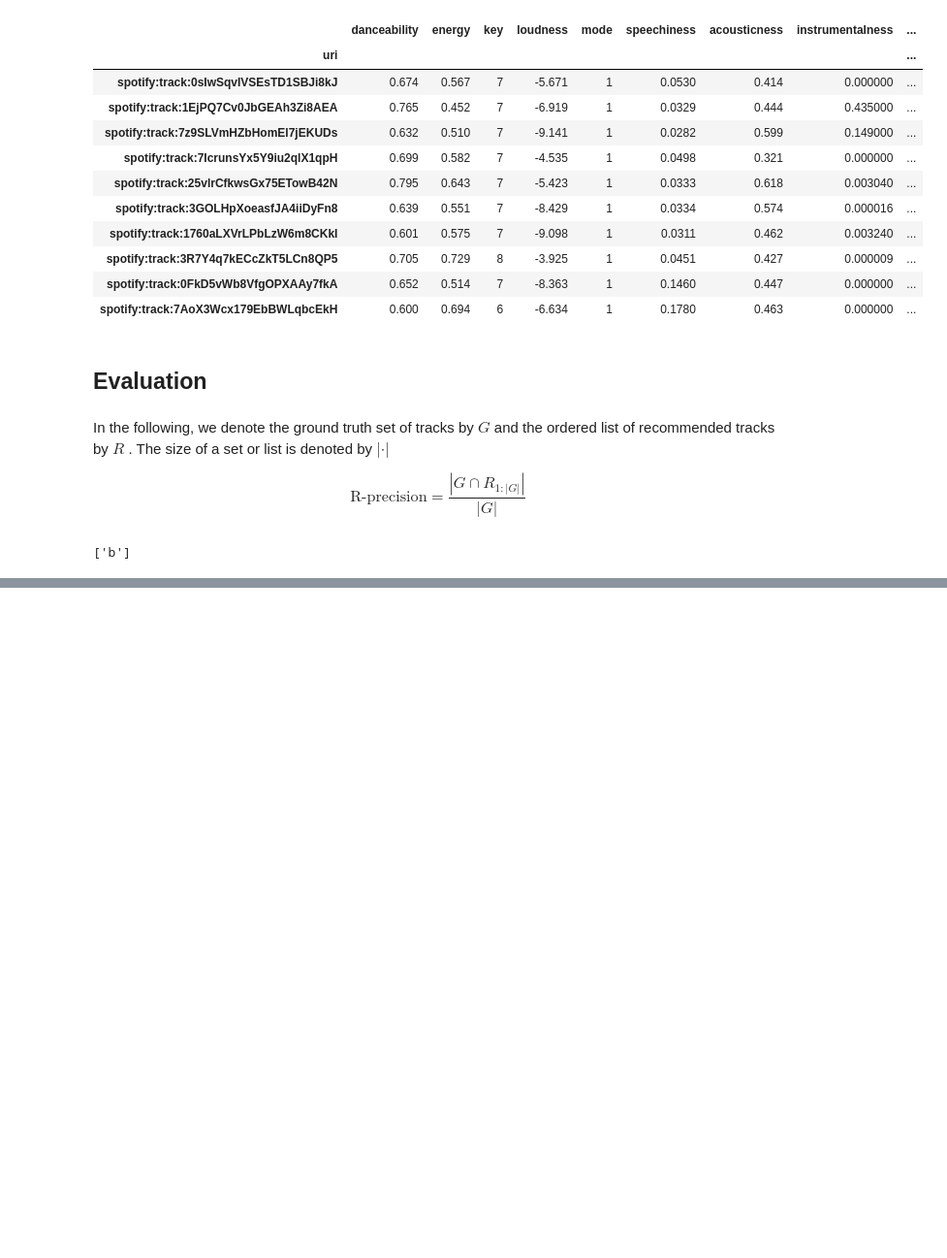
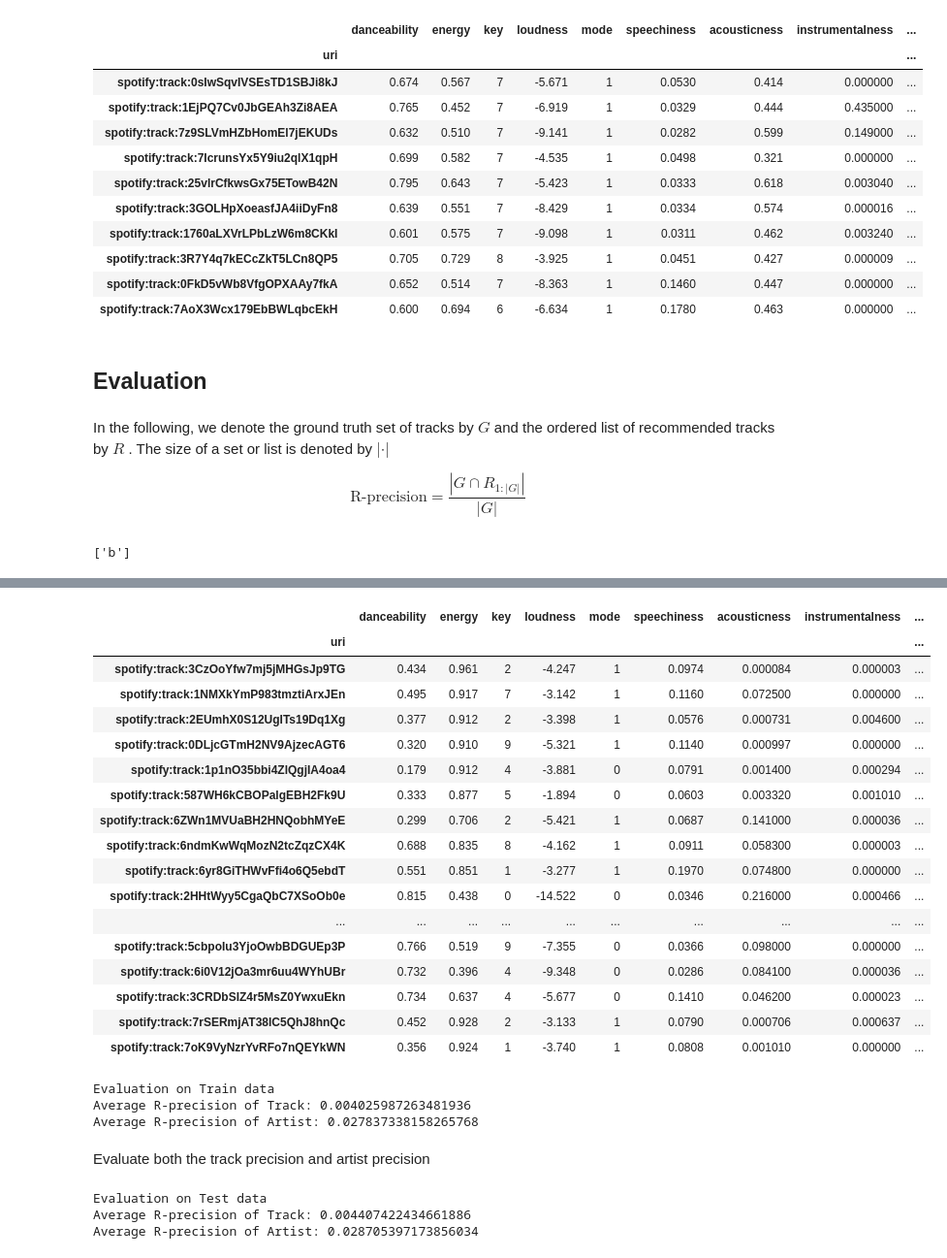
Before and after one commit to bobmst/DSCI631-project-spotify-recommendation, a Jupyter notebook: models/content-based.ipynb, the cells around one changed output, grey strips where cells are left out. Shown: that part at 97% size. Cells and saved outputs as stored; diff of their text form; code cells hidden in the pictures; blank space fills up the shorter version.

Commit message:
update evaluation

```diff
--- a/models/content-based.ipynb
+++ b/models/content-based.ipynb
@@ -295,0 +331,21 @@ def r_precision(G,R):
+# %%
+df_track_info_with_artist_album.loc[df_playlists_test.loc[6252,'tracks'],:]
+# %% [output]
+|  | danceability | energy | key | loudness | mode | speechiness | acousticness | instrumentalness | ... |
+| uri |  |  |  |  |  |  |  |  | ... |
+| spotify:track:3CzOoYfw7mj5jMHGsJp9TG | 0.434 | 0.961 | 2 | -4.247 | 1 | 0.0974 | 0.000084 | 0.000003 | ... |
+| spotify:track:1NMXkYmP983tmztiArxJEn | 0.495 | 0.917 | 7 | -3.142 | 1 | 0.1160 | 0.072500 | 0.000000 | ... |
+| spotify:track:2EUmhX0S12UgITs19Dq1Xg | 0.377 | 0.912 | 2 | -3.398 | 1 | 0.0576 | 0.000731 | 0.004600 | ... |
+| spotify:track:0DLjcGTmH2NV9AjzecAGT6 | 0.320 | 0.910 | 9 | -5.321 | 1 | 0.1140 | 0.000997 | 0.000000 | ... |
+| spotify:track:1p1nO35bbi4ZlQgjIA4oa4 | 0.179 | 0.912 | 4 | -3.881 | 0 | 0.0791 | 0.001400 | 0.000294 | ... |
+| spotify:track:587WH6kCBOPalgEBH2Fk9U | 0.333 | 0.877 | 5 | -1.894 | 0 | 0.0603 | 0.003320 | 0.001010 | ... |
+| spotify:track:6ZWn1MVUaBH2HNQobhMYeE | 0.299 | 0.706 | 2 | -5.421 | 1 | 0.0687 | 0.141000 | 0.000036 | ... |
+| spotify:track:6ndmKwWqMozN2tcZqzCX4K | 0.688 | 0.835 | 8 | -4.162 | 1 | 0.0911 | 0.058300 | 0.000003 | ... |
+| spotify:track:6yr8GiTHWvFfi4o6Q5ebdT | 0.551 | 0.851 | 1 | -3.277 | 1 | 0.1970 | 0.074800 | 0.000000 | ... |
+| spotify:track:2HHtWyy5CgaQbC7XSoOb0e | 0.815 | 0.438 | 0 | -14.522 | 0 | 0.0346 | 0.216000 | 0.000466 | ... |
+| ... | ... | ... | ... | ... | ... | ... | ... | ... | ... |
+| spotify:track:5cbpoIu3YjoOwbBDGUEp3P | 0.766 | 0.519 | 9 | -7.355 | 0 | 0.0366 | 0.098000 | 0.000000 | ... |
+| spotify:track:6i0V12jOa3mr6uu4WYhUBr | 0.732 | 0.396 | 4 | -9.348 | 0 | 0.0286 | 0.084100 | 0.000036 | ... |
+| spotify:track:3CRDbSIZ4r5MsZ0YwxuEkn | 0.734 | 0.637 | 4 | -5.677 | 0 | 0.1410 | 0.046200 | 0.000023 | ... |
+| spotify:track:7rSERmjAT38lC5QhJ8hnQc | 0.452 | 0.928 | 2 | -3.133 | 1 | 0.0790 | 0.000706 | 0.000637 | ... |
+| spotify:track:7oK9VyNzrYvRFo7nQEYkWN | 0.356 | 0.924 | 1 | -3.740 | 1 | 0.0808 | 0.001010 | 0.000000 | ... |
@@ -295,0 +369,10 @@ def r_precision(G,R):
+# %%
+print("Evaluation on Train data")
+print("Average R-precision of Track:",np.average(r_precision_track_train))
+print("Average R-precision of Artist:",np.average(r_precision_artist_train))
+# %% [output]
+Evaluation on Train data
+Average R-precision of Track: 0.004025987263481936
+Average R-precision of Artist: 0.027837338158265768
+# %% [markdown]
+Evaluate both the track precision and artist precision
@@ -295,0 +396,8 @@ def r_precision(G,R):
+# %%
+print("Evaluation on Test data")
+print("Average R-precision of Track:",np.average(r_precision_track_test))
+print("Average R-precision of Artist:",np.average(r_precision_artist_test))
+# %% [output]
+Evaluation on Test data
+Average R-precision of Track: 0.004407422434661886
+Average R-precision of Artist: 0.028705397173856034
```
Also changed, not shown: parts of 10 cells of this notebook.
